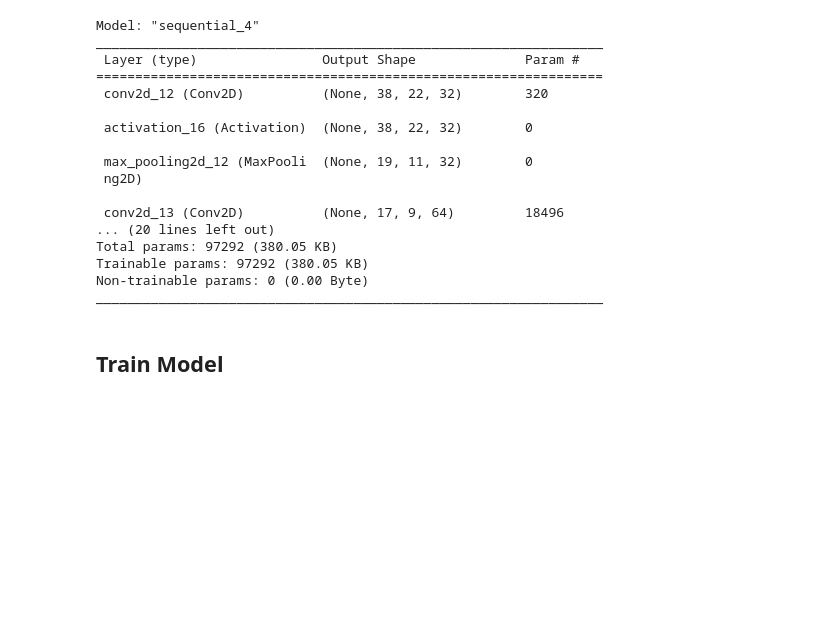
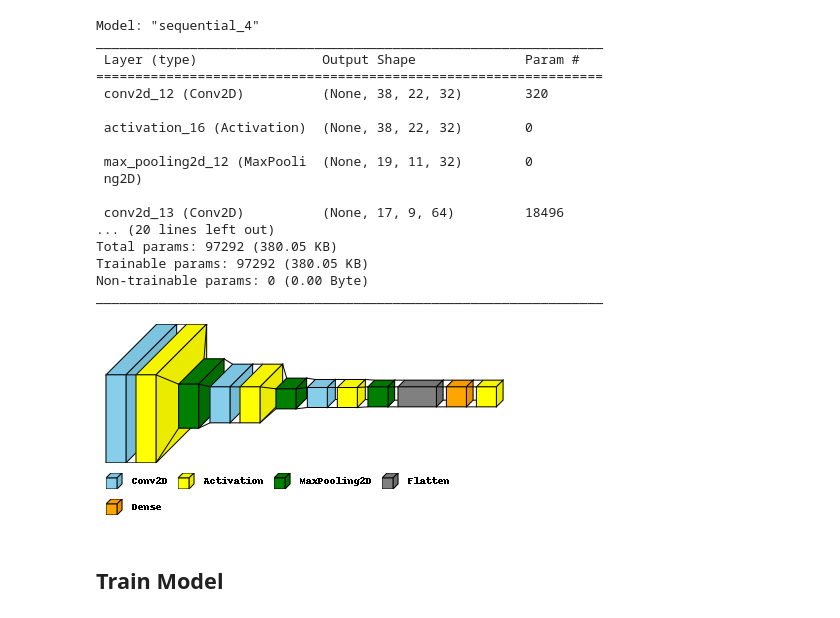
Before and after one commit to regiiis/pv_error_classification, a Jupyter notebook: pv_error_classifcation.ipynb, the cells around one changed output. Cells and saved outputs as stored; diff of their text form; code cells hidden in the pictures; blank space fills up the shorter version.

```diff
--- a/pv_error_classifcation.ipynb
+++ b/pv_error_classifcation.ipynb
@@ -345,6 +345,21 @@ Total params: 97292 (380.05 KB)
 Trainable params: 97292 (380.05 KB)
 Non-trainable params: 0 (0.00 Byte)
 _________________________________________________________________
+# %%
+# Visulaize Model
+
+visualkeras.layered_view(model_0, legend=True) # without custom font
+
+color_map = defaultdict(dict) #customize the colours
+color_map[layers.Conv2D]['fill'] = 'skyblue'
+color_map[layers.MaxPooling2D]['fill'] = 'green'
+color_map[layers.Dropout]['fill'] = 'black'
+color_map[layers.Dense]['fill'] = 'orange'
+color_map[layers.Flatten]['fill'] = 'grey'
+color_map[layers.Activation]['fill'] = 'yellow'
+visualkeras.layered_view(model_0, legend=True, color_map=color_map)
+# %% [output]
+[figure, added]
 # %% [markdown]
 ## Train Model
 # %%
```
Also changed, not shown: parts of 3 cells of this notebook.
